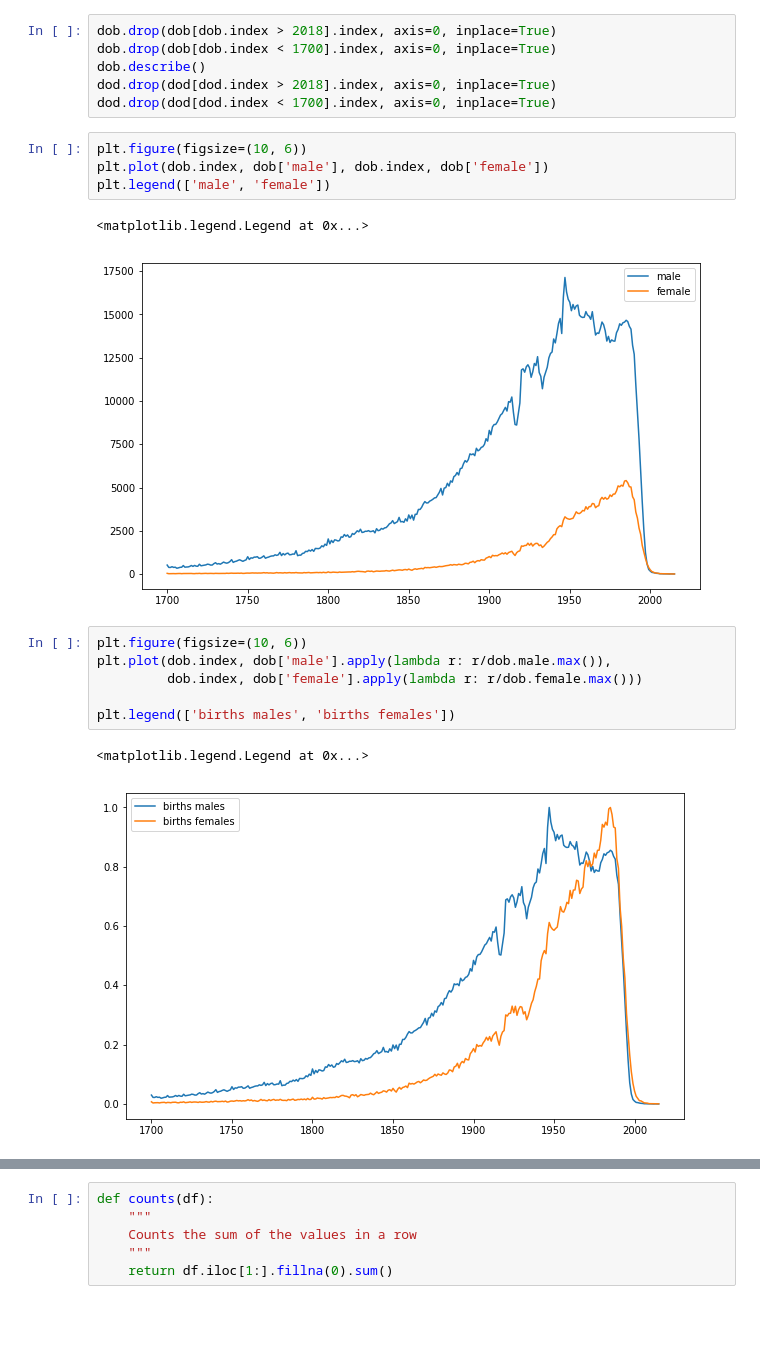
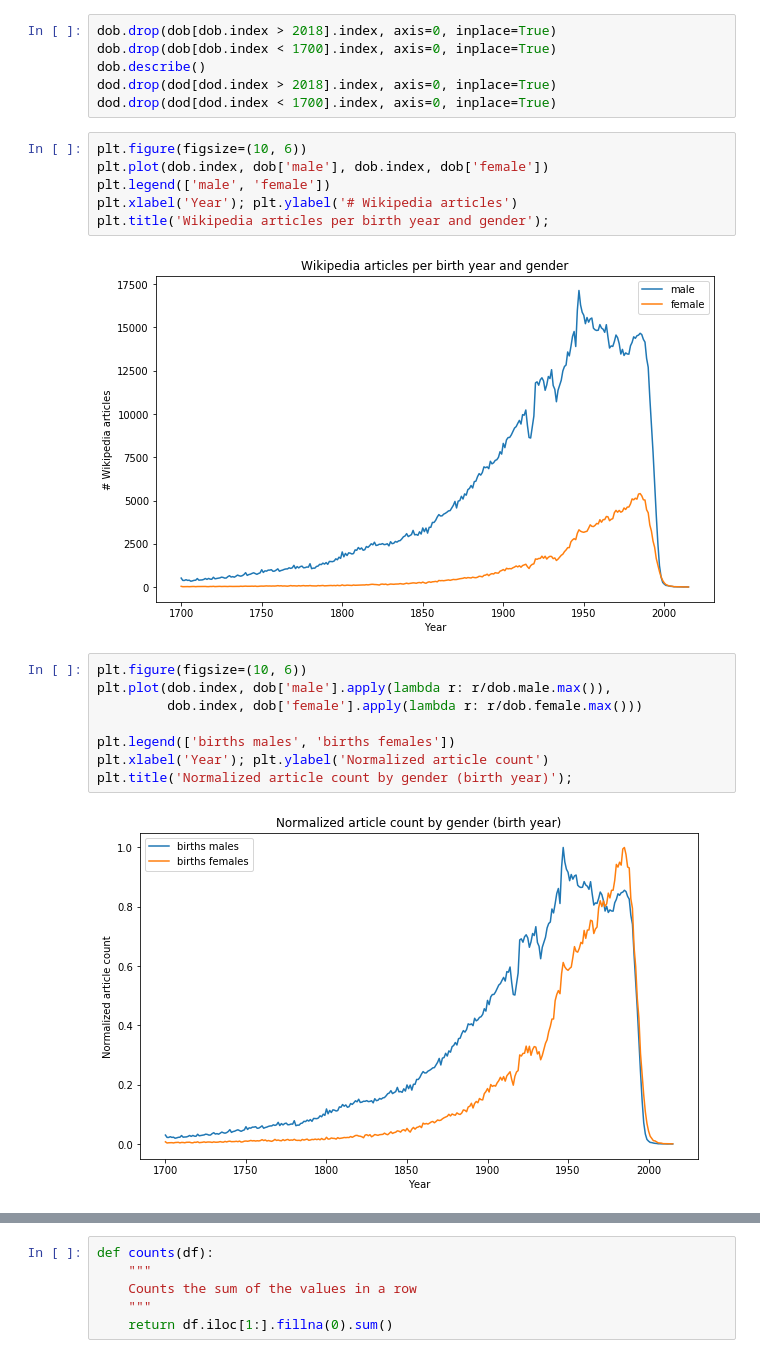
Before and after one commit to emilebourban/ADA-Project, a Jupyter notebook: project.ipynb, the cells around one changed output, grey strips where cells are left out. Saved outputs shown, nothing was run; the diff lists cells and outputs as text; blank space fills up the shorter version.

```diff
--- a/project.ipynb
+++ b/project.ipynb
@@ -85,19 +87,21 @@ dod.drop(dod[dod.index < 1700].index, axis=0, inplace=True)
 # %%
 plt.figure(figsize=(10, 6))
 plt.plot(dob.index, dob['male'], dob.index, dob['female'])
 plt.legend(['male', 'female'])
+plt.xlabel('Year'); plt.ylabel('# Wikipedia articles')
+plt.title('Wikipedia articles per birth year and gender');
 # %% [output]
-<matplotlib.legend.Legend at 0x...>
-[figure, old version]
+[figure, new version]
 # %%
 plt.figure(figsize=(10, 6))
 plt.plot(dob.index, dob['male'].apply(lambda r: r/dob.male.max()),
          dob.index, dob['female'].apply(lambda r: r/dob.female.max()))
 
 plt.legend(['births males', 'births females'])
+plt.xlabel('Year'); plt.ylabel('Normalized article count')
+plt.title('Normalized article count by gender (birth year)');
 # %% [output]
-<matplotlib.legend.Legend at 0x...>
-[figure, old version]
+[figure, new version]
 # %%
 plt.figure(figsize=(10, 6))
 plt.plot(dod.index, dod['male'].apply(lambda r: r/dod.male.max()),
```
Also changed, not shown: parts of 29 cells of this notebook, 1 other file.
